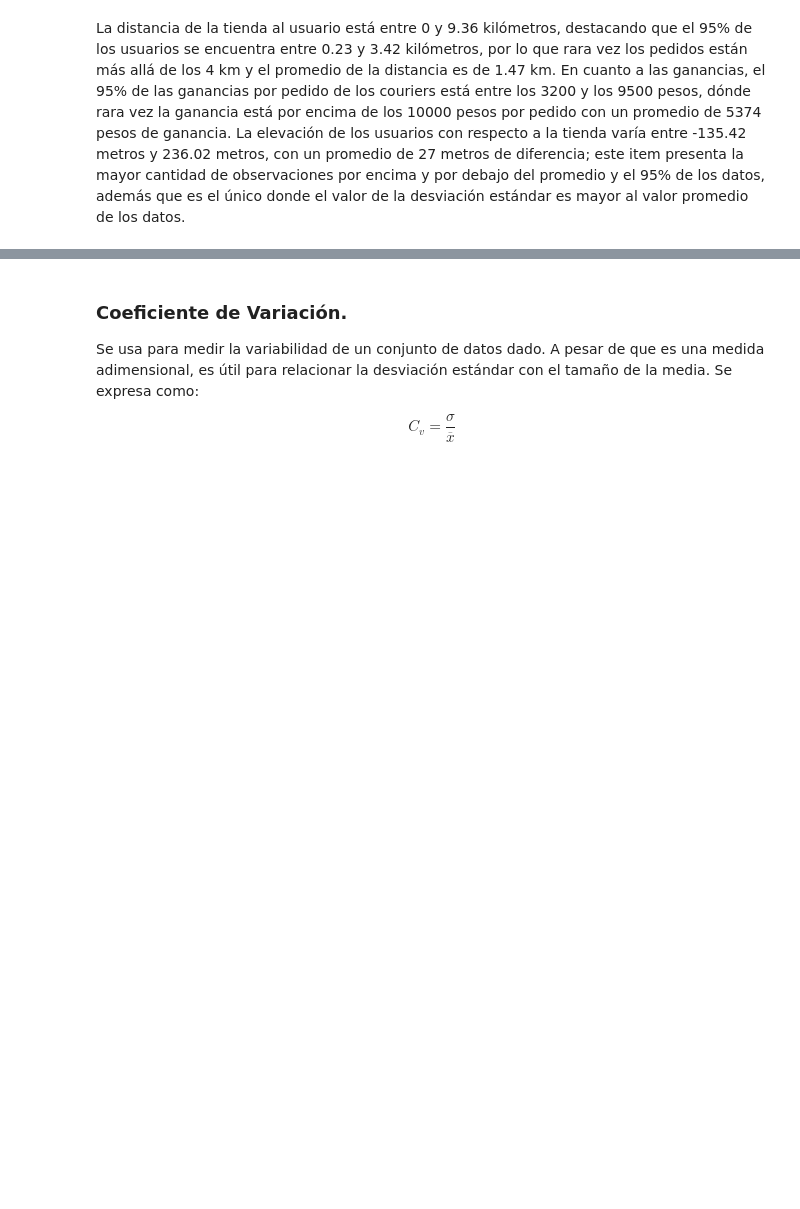
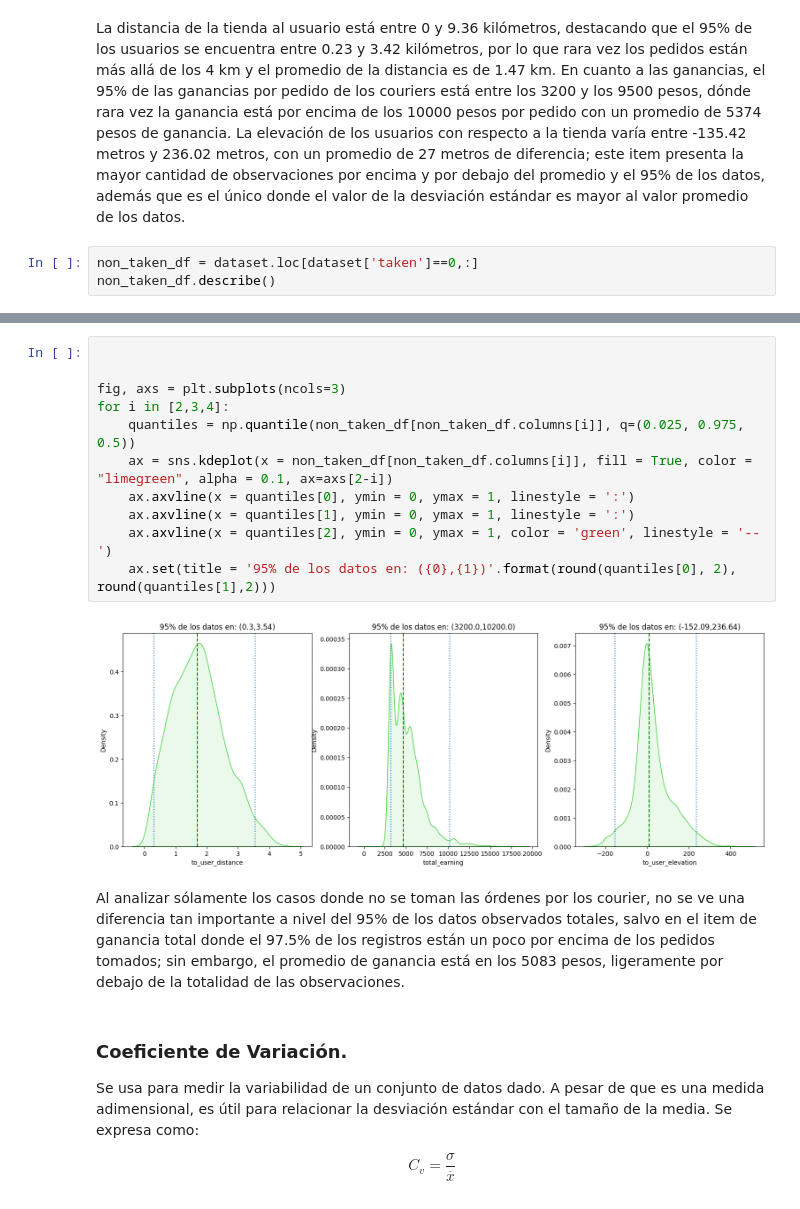
Before and after one commit to jdcarranzas/Prueba-Rappi, a Jupyter notebook: script.ipynb, the cells around one changed output, grey strips where cells are left out. Drawn from its saved outputs; the diff is of its cells as text; blank space fills up the shorter version.

```diff
--- a/script.ipynb
+++ b/script.ipynb
@@ -75,3 +76,6 @@ for i in [2,3,4]:
 [figure]
 # %% [markdown]
 La distancia de la tienda al usuario está entre 0 y 9.36 kilómetros, destacando que el 95% de los usuarios se encuentra entre 0.23 y 3.42 kilómetros, por lo que rara vez los pedidos están más allá de los 4 km y el promedio de la distancia es de 1.47 km. En cuanto a las ganancias, el 95% de las ganancias por pedido de los couriers está entre los 3200 y los 9500 pesos, dónde rara vez la ganancia está por encima de los 10000 pesos por pedido con un promedio de 5374 pesos de ganancia. La elevación de los usuarios con respecto a la tienda varía entre -135.42 metros y 236.02 metros, con un promedio de 27 metros de diferencia; este item presenta la mayor cantidad de observaciones por encima y por debajo del promedio y el 95% de los datos, además que es el único donde el valor de la desviación estándar es mayor al valor promedio de los datos.
+# %%
+non_taken_df = dataset.loc[dataset['taken']==0,:]
+non_taken_df.describe()
@@ -78,3 +92,18 @@ La distancia de la tienda al usuario está entre 0 y 9.36 kilómetros, destacand
+# %%
+
+
+fig, axs = plt.subplots(ncols=3)
+for i in [2,3,4]:
+    quantiles = np.quantile(non_taken_df[non_taken_df.columns[i]], q=(0.025, 0.975, 0.5))
+    ax = sns.kdeplot(x = non_taken_df[non_taken_df.columns[i]], fill = True, color = "limegreen", alpha = 0.1, ax=axs[2-i])
+    ax.axvline(x = quantiles[0], ymin = 0, ymax = 1, linestyle = ':')
+    ax.axvline(x = quantiles[1], ymin = 0, ymax = 1, linestyle = ':')
+    ax.axvline(x = quantiles[2], ymin = 0, ymax = 1, color = 'green', linestyle = '--')
+    ax.set(title = '95% de los datos en: ({0},{1})'.format(round(quantiles[0], 2), round(quantiles[1],2)))
+# %% [output]
+[figure, added]
+# %% [markdown]
+Al analizar sólamente los casos donde no se toman las órdenes por los courier, no se ve una diferencia tan importante a nivel del 95% de los datos observados totales, salvo en el item de ganancia total donde el 97.5% de los registros están un poco por encima de los pedidos tomados; sin embargo, el promedio de ganancia está en los 5083 pesos, ligeramente por debajo de la totalidad de las observaciones.
 # %% [markdown]
 ### Coeficiente de Variación.
 
```
Also changed, not shown: parts of 10 cells of this notebook.
